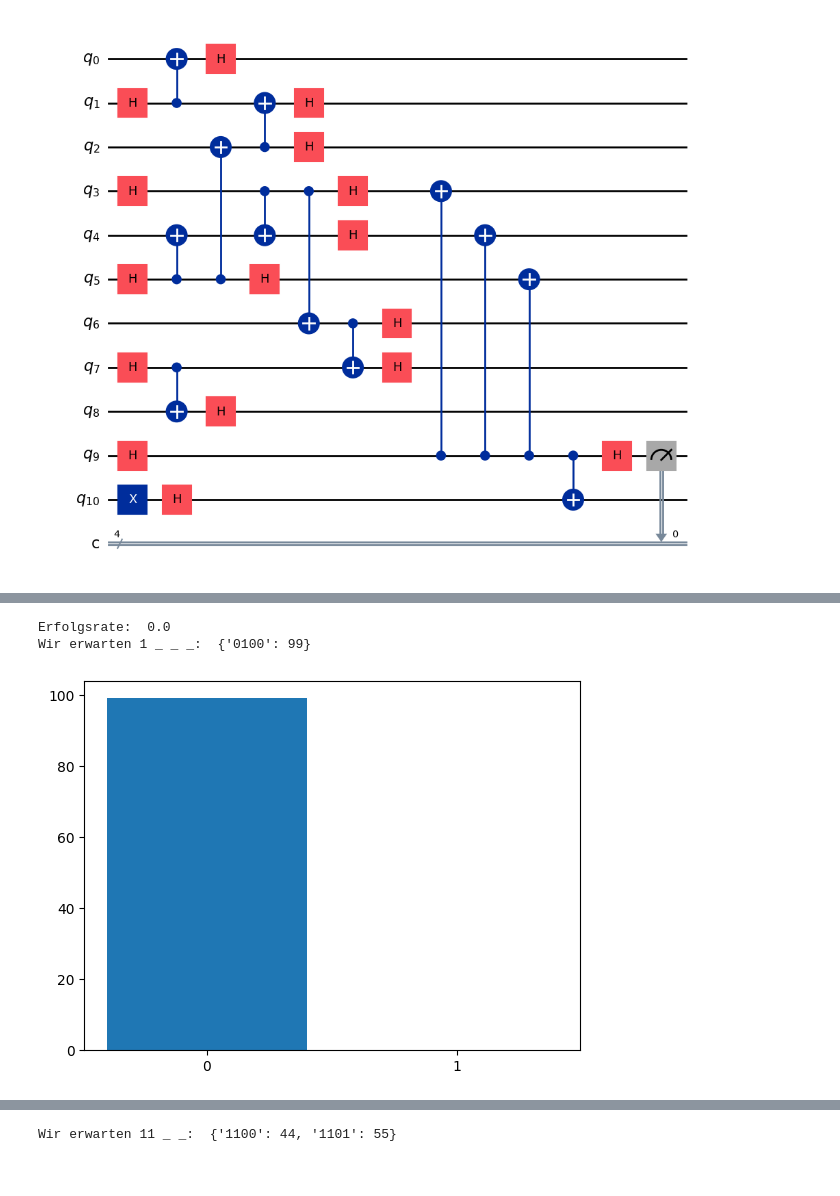
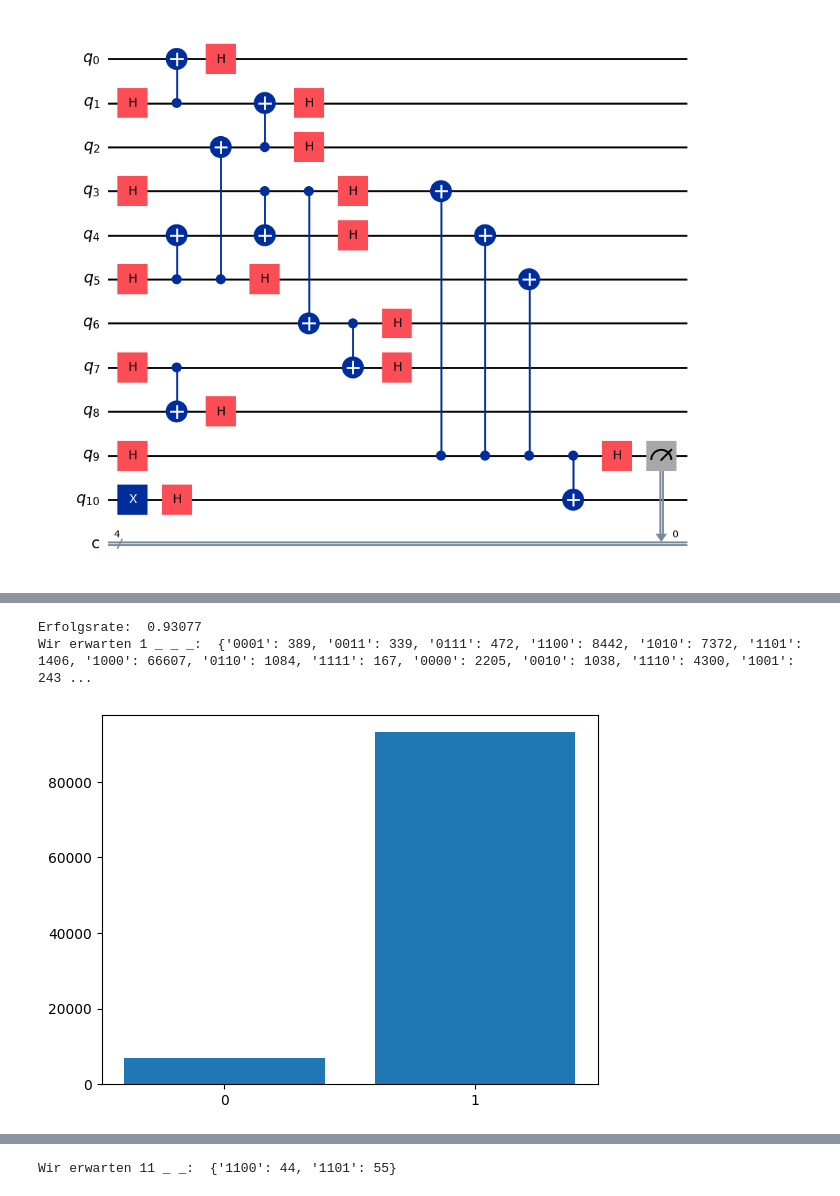
Before and after one commit to RicemanBoy/qc_researchproject, a Jupyter notebook: Rotated Surface Code/Eigener Surface Code.ipynb, the cells around one changed output, grey strips where cells are left out. Drawn from its saved outputs; the diff is of its cells as text; code cells hidden in the pictures.

```diff
--- a/Rotated Surface Code/Eigener Surface Code.ipynb
+++ b/Rotated Surface Code/Eigener Surface Code.ipynb
@@ -663 +621,9 @@ Wir wollen 1...:  {'1000': 49, '1001': 50}
+# %%
+depolarizing_prob = 0.01
+dep_error = depolarizing_error(depolarizing_prob, 1)
+dep_error_2q = depolarizing_error(depolarizing_prob, 2)
+
+noise_model = NoiseModel()
+noise_model.add_all_qubit_quantum_error(dep_error, ['x', "z",'h',"s","t","tdg","sdg"])  # Apply to single-qubit gates
+noise_model.add_all_qubit_quantum_error(dep_error_2q, ["cx"])  # Apply to 2-qubit gates
 # %%
@@ -783,48 +713,25 @@ ancilla = qc.num_qubits - 2
 
 qc = X_L(qc, False, n = 1)
 
-qc.x(5)
+#qc.x(5)
 
-# qc.cx(4,ancilla)
-# qc.cx(5,ancilla)
-# qc.cx(7,ancilla)
-# qc.cx(8,ancilla)
+#qc = QEC(qc, pos = 0, hadamard=False, iterations = 1)
 
-# qc.measure(ancilla,3)
-
-# qc.reset(ancilla)
-
-# qc.cx(2,ancilla)
-# qc.cx(5,ancilla)
-
-# qc.measure(ancilla,2)
-
-# with qc.if_test((2,1)) and qc.if_test((3,1)):                     #5
-#     qc.x(5)
-
-# qc.reset(ancilla)
-
-qc = stabilize(qc, False, 0)
-
-#qc = QEC(qc, False, pos = 1, iterations = 3)
+#qc = QEC(qc, pos = 1, hadamard=False, iterations = 1)
 
 qc = Hadamard(qc, pos=0)
 
-#qc = QEC(qc, True, pos = 0, iterations = 3)
+#qc = QEC(qc, pos = 0, hadamard=True, iterations = 1)
 
 # qc = control_S_L(qc,"00")
 # qc = control_S_L(qc,"00")
 qc = control_Z_L(qc,control=0,target=1)
 
-#qc = QEC(qc, True, pos = 0, iterations = 3)
+#qc = QEC(qc, False, iterations = 1)
 
 qc = Hadamard(qc ,pos=0)
 
-#qc.x(5)
-
-#qc = QEC(qc, False, pos = 0, iterations = 1)
-
-#qc = stabilize(qc, False, 0)
+qc = QEC(qc, pos= 0, hadamard=False, iterations = 1)
 
 qc.reset(ancilla)
 
@@ -832,37 +739,37 @@ qc = Z_parity(qc,hadamard = False,pos=0)
 
 qc.measure(ancilla,3)
 
-shots = 99
+shots = 100000
 sim = AerSimulator()
-job = sim.run(qc, shots=shots)
+job = sim.run(qc, noise_model = noise_model, shots=shots)
 result = job.result()
 counts = result.get_counts()
 
 x = list(counts.keys())
 x = [i[0] for i in x]
 y_old = list(counts.values())
 
 success  =  0
 for i in range(len(x)):
     if x[i] == "1":
         success += y_old[i]
 
 print("Erfolgsrate: ", success/shots)
 
 y = [0,0]
 
 for i in range(len(x)):
     if x[i] == "0":
         y[0] += y_old[i]
     elif x[i] == "1":
         y[1] += y_old[i]
 
 x = ["0","1"]
 
 plt.bar(x,y)
 
 print("Wir erwarten 1 _ _ _: ",counts)
 # %% [output]
-Erfolgsrate:  0.0
-Wir erwarten 1 _ _ _:  {'0100': 99}
+Erfolgsrate:  0.93077
+Wir erwarten 1 _ _ _:  {'0001': 389, '0011': 339, '0111': 472, '1100': 8442, '1010': 7372, '1101': 1406, '1000': 66607, '0110': 1084, '1111': 167, '0000': 2205, '0010': 1038, '1110': 4300, '1001': 243 ...
-[figure, old version]
+[figure, new version]
```
Also changed, not shown: parts of 13 cells of this notebook.
